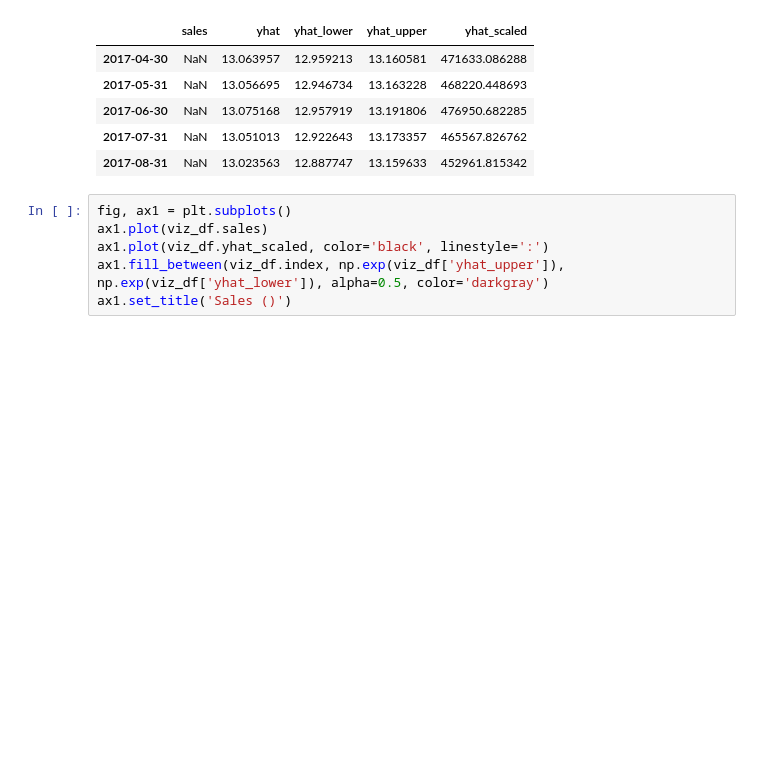
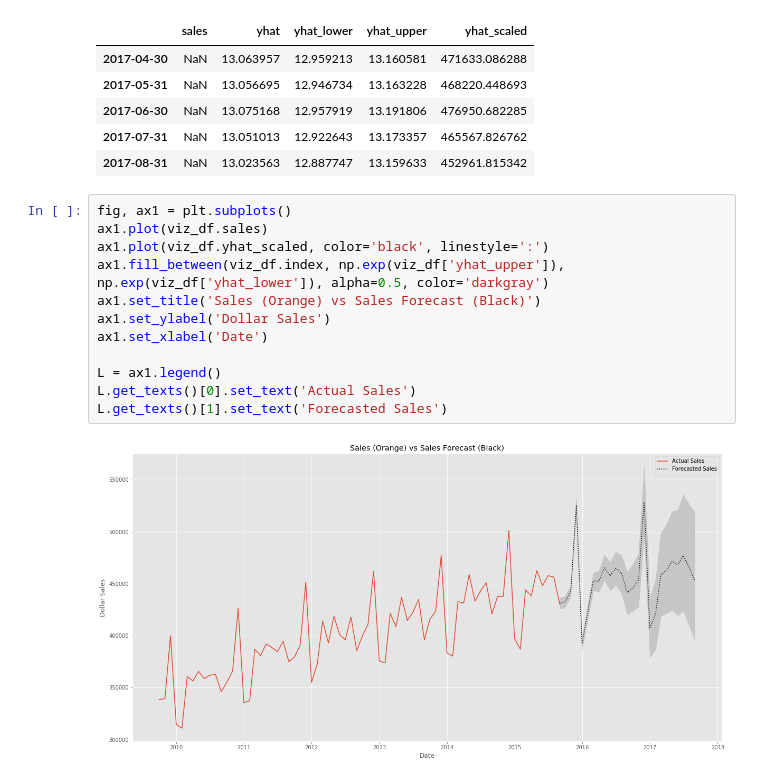
Before and after one commit to philogynic/notebooks, a Jupyter notebook: time_series_notebooks/time_series_1.ipynb, the cells around one changed output. Cells and saved outputs as stored; diff of their text form; blank space fills up the shorter version.

```diff
--- a/time_series_notebooks/time_series_1.ipynb
+++ b/time_series_notebooks/time_series_1.ipynb
@@ -185,6 +185,14 @@ viz_df.tail()
 # %%
 fig, ax1 = plt.subplots()
 ax1.plot(viz_df.sales)
 ax1.plot(viz_df.yhat_scaled, color='black', linestyle=':')
 ax1.fill_between(viz_df.index, np.exp(viz_df['yhat_upper']), np.exp(viz_df['yhat_lower']), alpha=0.5, color='darkgray')
-ax1.set_title('Sales ()')
+ax1.set_title('Sales (Orange) vs Sales Forecast (Black)')
+ax1.set_ylabel('Dollar Sales')
+ax1.set_xlabel('Date')
+
+L = ax1.legend()
+L.get_texts()[0].set_text('Actual Sales')
+L.get_texts()[1].set_text('Forecasted Sales')
+# %% [output]
+[figure, added]
```
Also changed, not shown: 9 other files.
